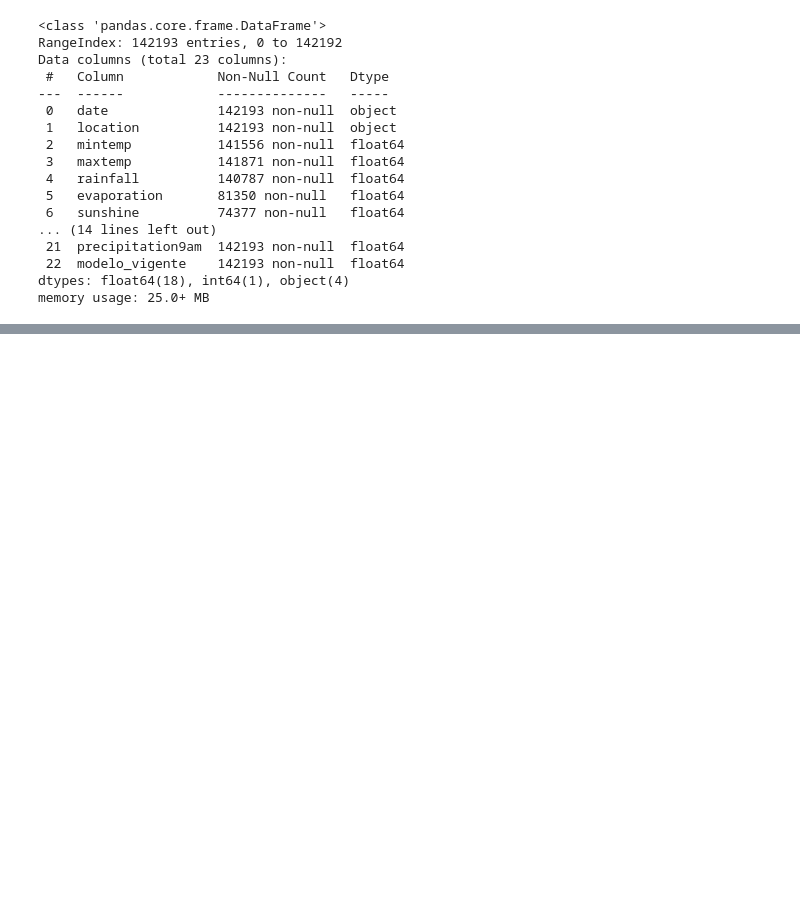
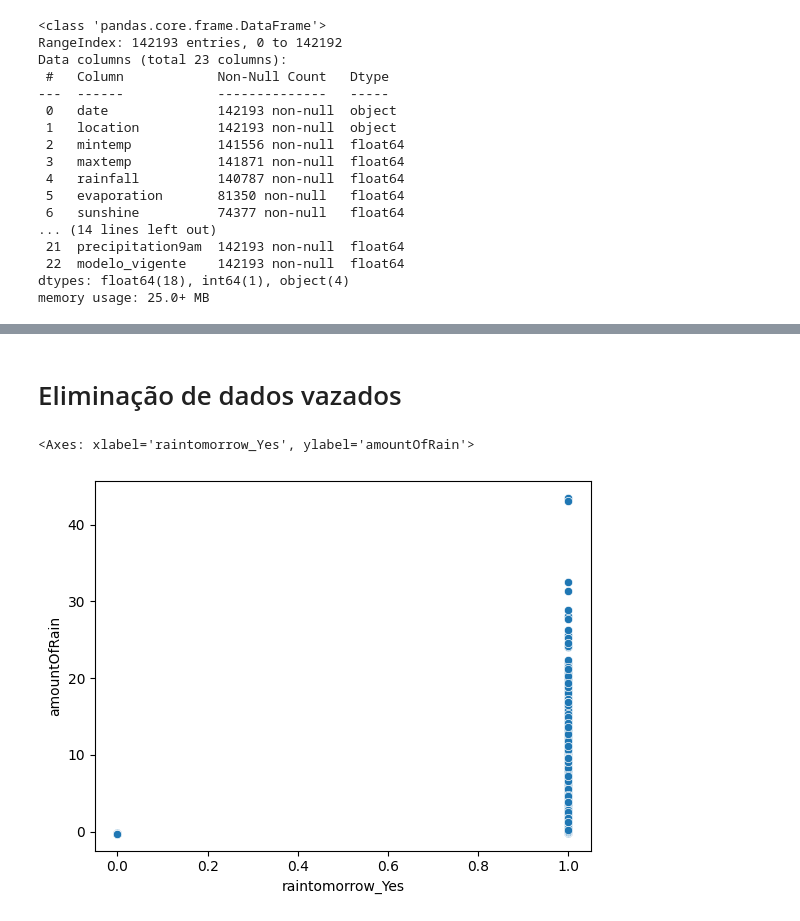
Before and after one commit to vdechen/Case_Itau, a Jupyter notebook: Untitled.ipynb, the cells around one changed output, grey strips where cells are left out. Cells and saved outputs as stored; diff of their text form; code cells hidden in the pictures; blank space fills up the shorter version.

Commit message:
Atualizações do Jupyter Notebook
- Limpeza e normalização
- Identificação de correlações
- Modelo inicial
- Eliminações de dados vazados

```diff
--- a/Untitled.ipynb
+++ b/Untitled.ipynb
@@ -88,0 +97,11 @@ dummy_rain.corr().T
+# %%
+# normalização dos dados
+
+scaler = StandardScaler()
+norm_rain1 = scaler.fit_transform(dummy_rain[['mintemp', 'maxtemp', 'rainfall', 'evaporation','sunshine', 'humidity9am', 'humidity3pm', 'pressure9am', 'pressure3pm','cloud9am', 'cloud3pm', 'temp9am', 'temp3pm', 'amountOfRain', 'temp','humidity', 'precipitation3pm', 'precipitation9am', 'modelo_vigente']])
+norm_rain = pd.DataFrame(norm_rain1)
+norm_rain.columns = ('mintemp', 'maxtemp', 'rainfall', 'evaporation','sunshine', 'humidity9am', 'humidity3pm', 'pressure9am', 'pressure3pm','cloud9am', 'cloud3pm', 'temp9am', 'temp3pm', 'amountOfRain', 'temp','humidity', 'precipitation3pm', 'precipitation9am', 'modelo_vigente')
+norm_rain['date'] = dummy_rain['date']
+norm_rain['location'] = dummy_rain['location']
+norm_rain['raintoday_Yes'] = dummy_rain['raintoday_Yes']
+norm_rain['raintomorrow_Yes'] = dummy_rain['raintomorrow_Yes']
@@ -88,0 +130,23 @@ dummy_rain.corr().T
+# %% [markdown]
+# Eliminação de dados vazados
+# %%
+# Modelo 1
+
+# separação treino X teste
+
+X = norm_rain[['amountOfRain']]
+y = norm_rain['raintomorrow_Yes']
+x_train, x_test, y_train, y_test = train_test_split(X, y, random_state = 42)
+
+# regressão logística e checagem de escore
+
+model = LogisticRegression()
+model.fit(x_train, y_train)
+accuracy_score(y_test, model.predict(x_test))
+
+# acurácia 0.9999437396269937:'amountOfRain' deve ser eliminada por vazamento de dados
+
+sns.scatterplot(data=norm_rain, x ='raintomorrow_Yes', y = 'amountOfRain')
+# %% [output]
+<Axes: xlabel='raintomorrow_Yes', ylabel='amountOfRain'>
+[figure, added]
```
Also changed, not shown: parts of 11 cells of this notebook.
